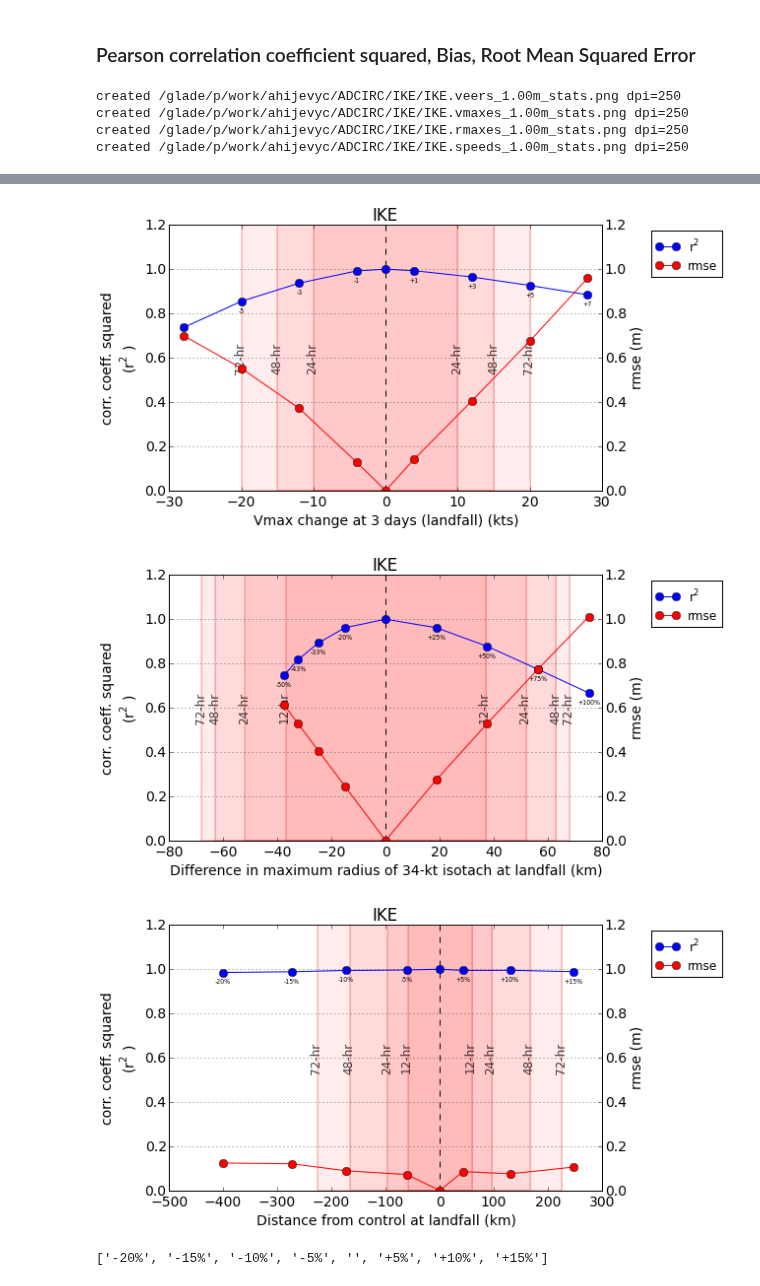
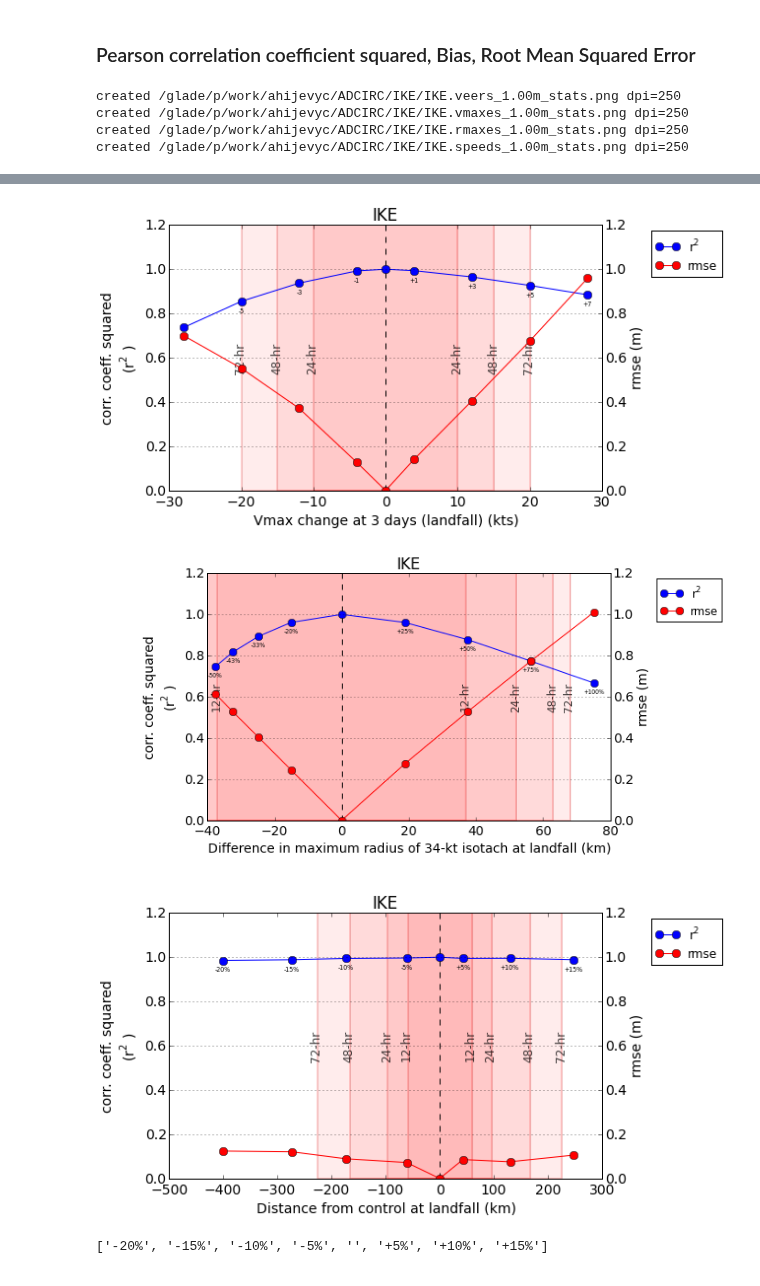
Before and after one commit to ahijevyc/ADCIRC, a Jupyter notebook: ADCIRC.ipynb, the cells around one changed output, grey strips where cells are left out. Saved outputs shown, nothing was run; the diff lists cells and outputs as text; code cells hidden in the pictures.

Commit message:
fixed twin axis autoscale

```diff
--- a/ADCIRC.ipynb
+++ b/ADCIRC.ipynb
@@ -808,6 +806,8 @@ for perturbation in [veers, vmaxes, rmaxes, speeds]:
     ax.set_ylim(0,1.2)
     ax.set_ylabel('corr. coeff. squared\n($\mathregular{r^2}$)')
     ax2 = ax.twinx()
+    # Fix the problem with the x-axis changing range
+    ax2.autoscale(False)
     ax2.set_ylim(0,1.2)
     ax2.set_ylabel('rmse (m)')
     rmsep, = ax2.plot(perturbation.xticks,rmse,label='rmse',marker='o',color='red')
@@ -831,5 +831,5 @@ created /glade/p/work/ahijevyc/ADCIRC/IKE/IKE.speeds_1.00m_stats.png dpi=250
 [figure]
-[figure, old version]
+[figure, new version]
 [figure]
 # %%
 speeds.valuelabels
```
Also changed, not shown: parts of 3 cells of this notebook.
